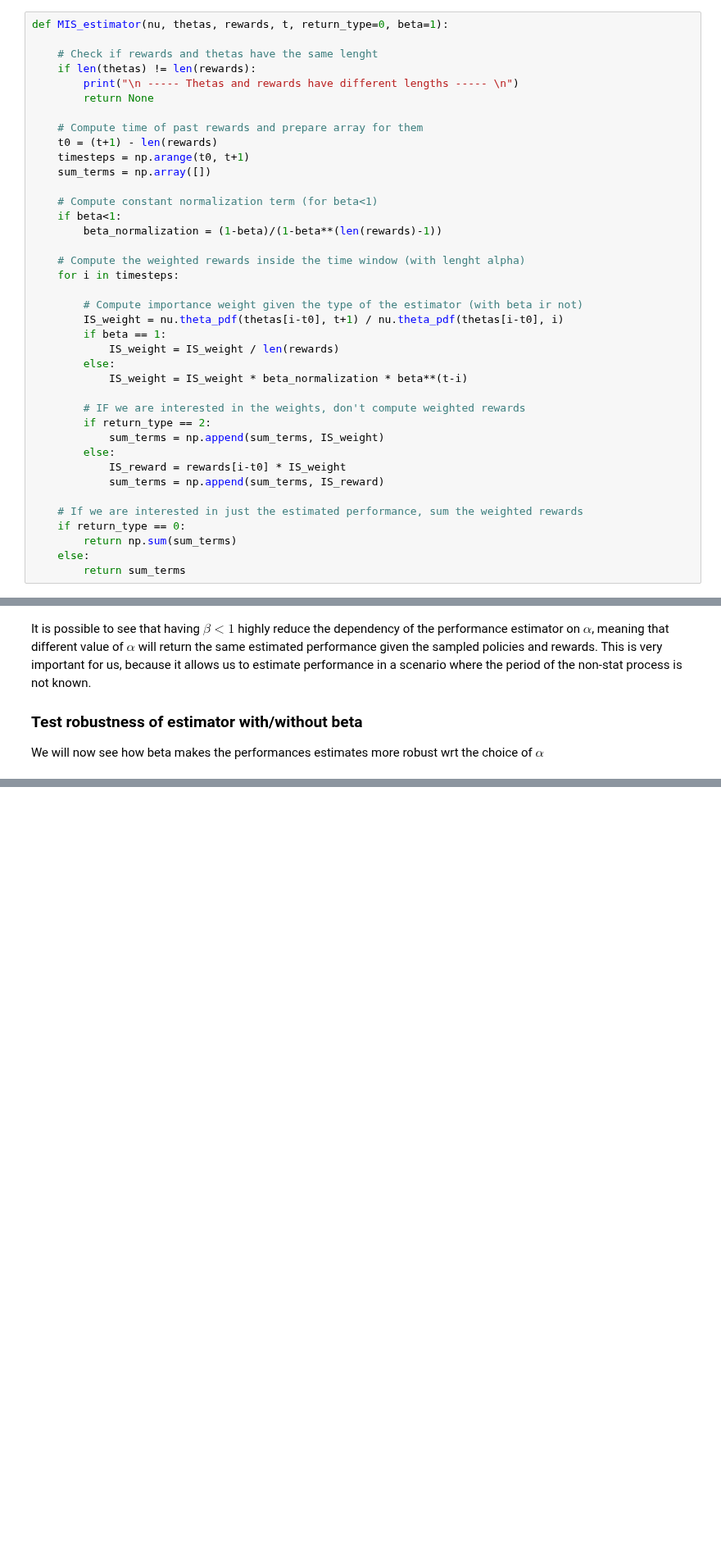
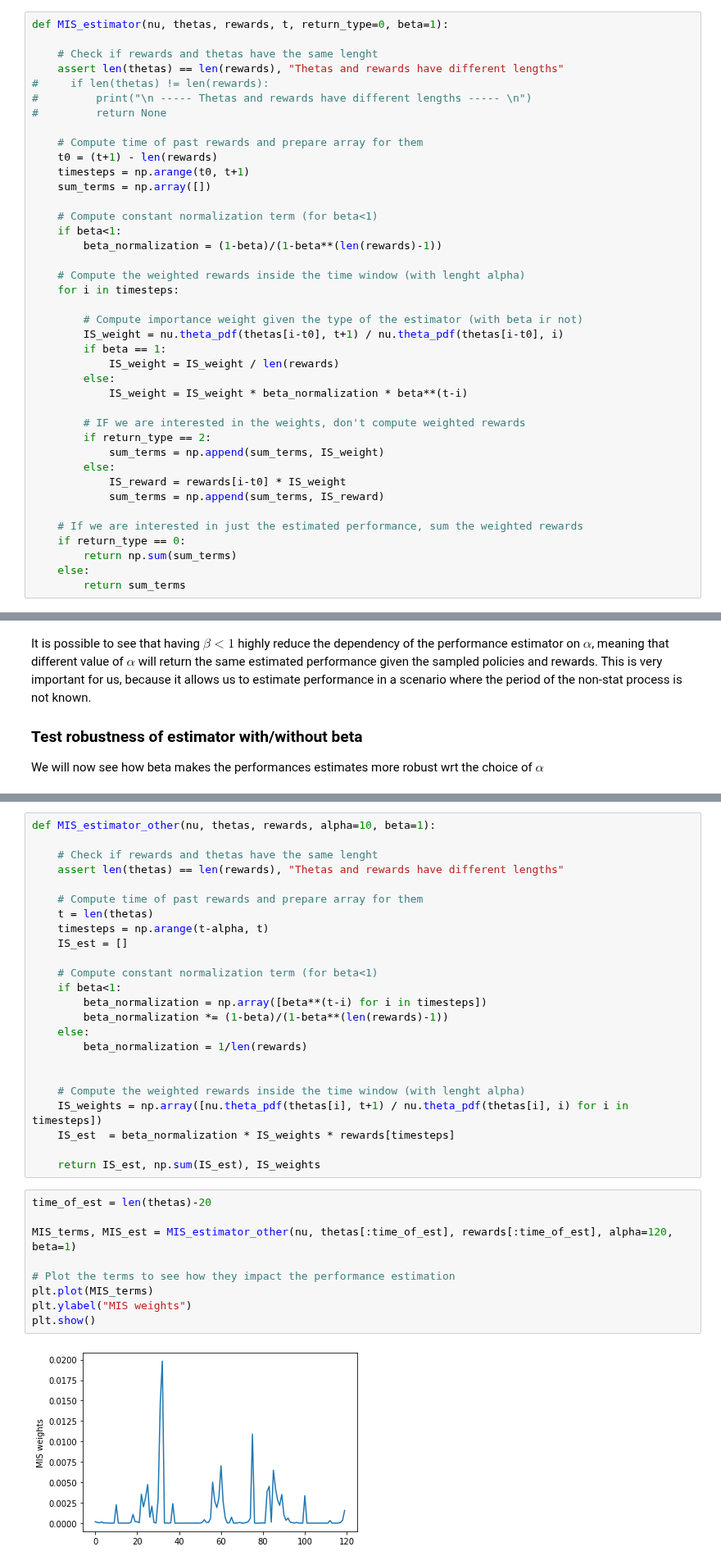
Before and after one commit to francescovidaich964/Como_lake, a Jupyter notebook: bandit_tests/non-stat_contextual_bandits.ipynb, the cells around one changed output, grey strips where cells are left out. Shown at 82% size. Cells and saved outputs as stored; diff of their text form; blank space fills up the shorter version.

```diff
--- a/bandit_tests/non-stat_contextual_bandits.ipynb
+++ b/bandit_tests/non-stat_contextual_bandits.ipynb
@@ -336,9 +336,10 @@ To test the estimator, `return_type=0` will return the estimated performance, `r
 def MIS_estimator(nu, thetas, rewards, t, return_type=0, beta=1):
 
     # Check if rewards and thetas have the same lenght
-    if len(thetas) != len(rewards):
-        print("\n ----- Thetas and rewards have different lengths ----- \n")
-        return None
+    assert len(thetas) == len(rewards), "Thetas and rewards have different lengths"
+#     if len(thetas) != len(rewards):
+#         print("\n ----- Thetas and rewards have different lengths ----- \n")
+#         return None
 
     # Compute time of past rewards and prepare array for them
     t0 = (t+1) - len(rewards)
@@ -510,3 +511,38 @@ plt.show()
 [figure]
 [figure]
 [figure]
+# %%
+def MIS_estimator_other(nu, thetas, rewards, alpha=10, beta=1):
+
+    # Check if rewards and thetas have the same lenght
+    assert len(thetas) == len(rewards), "Thetas and rewards have different lengths"
+
+    # Compute time of past rewards and prepare array for them
+    t = len(thetas)
+    timesteps = np.arange(t-alpha, t)
+    IS_est = []
+
+    # Compute constant normalization term (for beta<1)
+    if beta<1:
+        beta_normalization = np.array([beta**(t-i) for i in timesteps])
+        beta_normalization *= (1-beta)/(1-beta**(len(rewards)-1))
+    else:
+        beta_normalization = 1/len(rewards)
+
+
+    # Compute the weighted rewards inside the time window (with lenght alpha)
+    IS_weights = np.array([nu.theta_pdf(thetas[i], t+1) / nu.theta_pdf(thetas[i], i) for i in timesteps])
+    IS_est  = beta_normalization * IS_weights * rewards[timesteps]
+
+    return IS_est, np.sum(IS_est), IS_weights
+# %%
+time_of_est = len(thetas)-20
+
+MIS_terms, MIS_est = MIS_estimator_other(nu, thetas[:time_of_est], rewards[:time_of_est], alpha=120, beta=1)
+
+# Plot the terms to see how they impact the performance estimation
+plt.plot(MIS_terms)
+plt.ylabel("MIS weights")
+plt.show()
+# %% [output]
+[figure, added]
```
Also changed, not shown: parts of 4 cells of this notebook.
